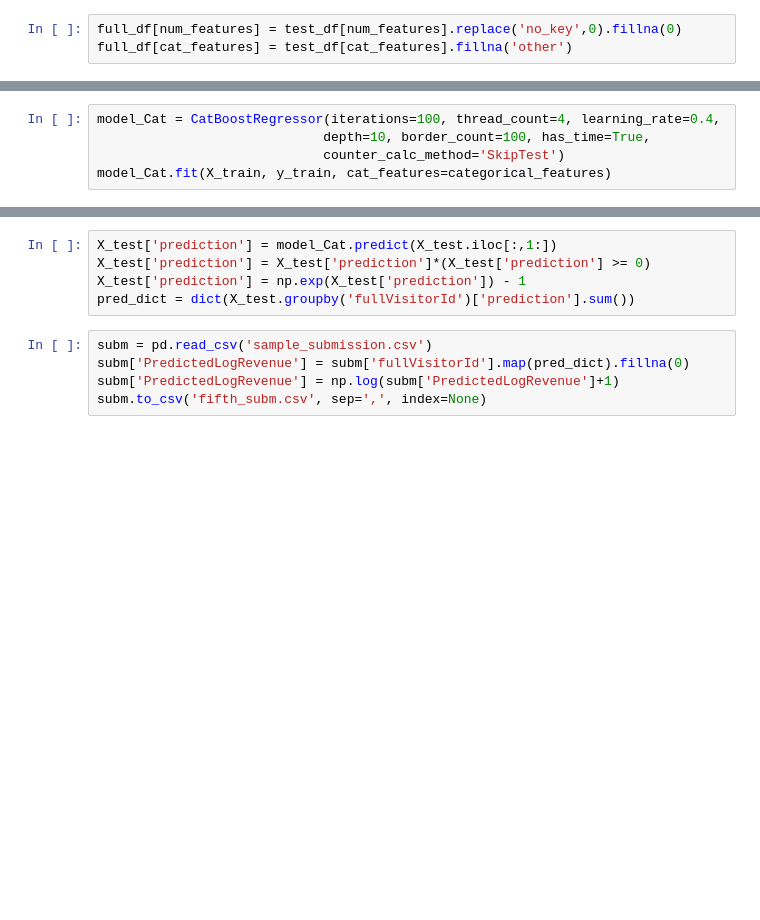
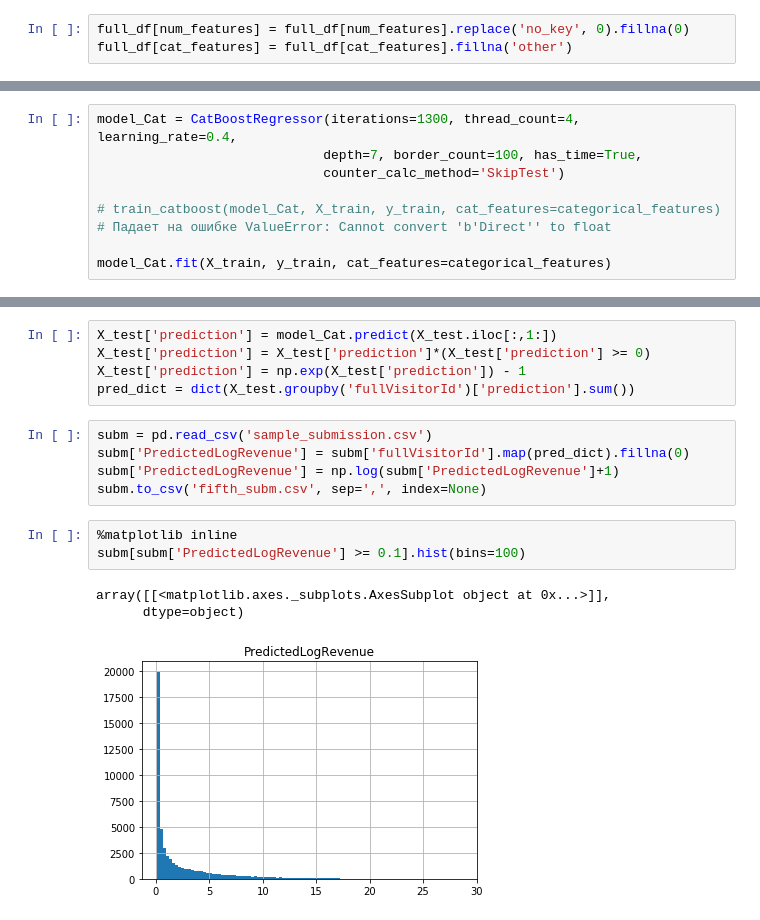
Before and after one commit to vbaryshev4/Data_Science, a Jupyter notebook: Kaggle/GA/GA_TryCatBoosting (Attempts 5,).ipynb, the cells around one changed output, grey strips where cells are left out. Cells and saved outputs as stored; diff of their text form; blank space fills up the shorter version.

```diff
--- a/Kaggle/GA/GA_TryCatBoosting (Attempts 5,).ipynb
+++ b/Kaggle/GA/GA_TryCatBoosting (Attempts 5,).ipynb
@@ -47,6 +46,6 @@ categorical_features=[i for i, x in enumerate(X_train.columns) if x in cat_featu
 # %%
-full_df[num_features] = test_df[num_features].replace('no_key',0).fillna(0)
-full_df[cat_features] = test_df[cat_features].fillna('other')
+full_df[num_features] = full_df[num_features].replace('no_key', 0).fillna(0)
+full_df[cat_features] = full_df[cat_features].fillna('other')
 # %%
 X_train, X_test = full_df[full_df['transactionRevenue'] >= 0], full_df[~(full_df['transactionRevenue'] >= 0)]
 y_train = X_train['transactionRevenue']
@@ -57,5 +81,9 @@ X_train, X_test = X_train[cat_features+num_features], X_test[['fullVisitorId']+c
 # %%
-model_Cat = CatBoostRegressor(iterations=100, thread_count=4, learning_rate=0.4,
-                             depth=10, border_count=100, has_time=True,
+model_Cat = CatBoostRegressor(iterations=1300, thread_count=4, learning_rate=0.4,
+                             depth=7, border_count=100, has_time=True,
                              counter_calc_method='SkipTest')
+
+# train_catboost(model_Cat, X_train, y_train, cat_features=categorical_features)
+# Падает на ошибке ValueError: Cannot convert 'b'Direct'' to float
+
 model_Cat.fit(X_train, y_train, cat_features=categorical_features)
@@ -69,3 +116,10 @@ subm = pd.read_csv('sample_submission.csv')
 subm['PredictedLogRevenue'] = subm['fullVisitorId'].map(pred_dict).fillna(0)
 subm['PredictedLogRevenue'] = np.log(subm['PredictedLogRevenue']+1)
 subm.to_csv('fifth_subm.csv', sep=',', index=None)
+# %%
+%matplotlib inline
+subm[subm['PredictedLogRevenue'] >= 0.1].hist(bins=100)
+# %% [output]
+array([[<matplotlib.axes._subplots.AxesSubplot object at 0x...>]],
+      dtype=object)
+[figure, added]
```
Also changed, not shown: parts of 8 cells of this notebook, 3 other files.
